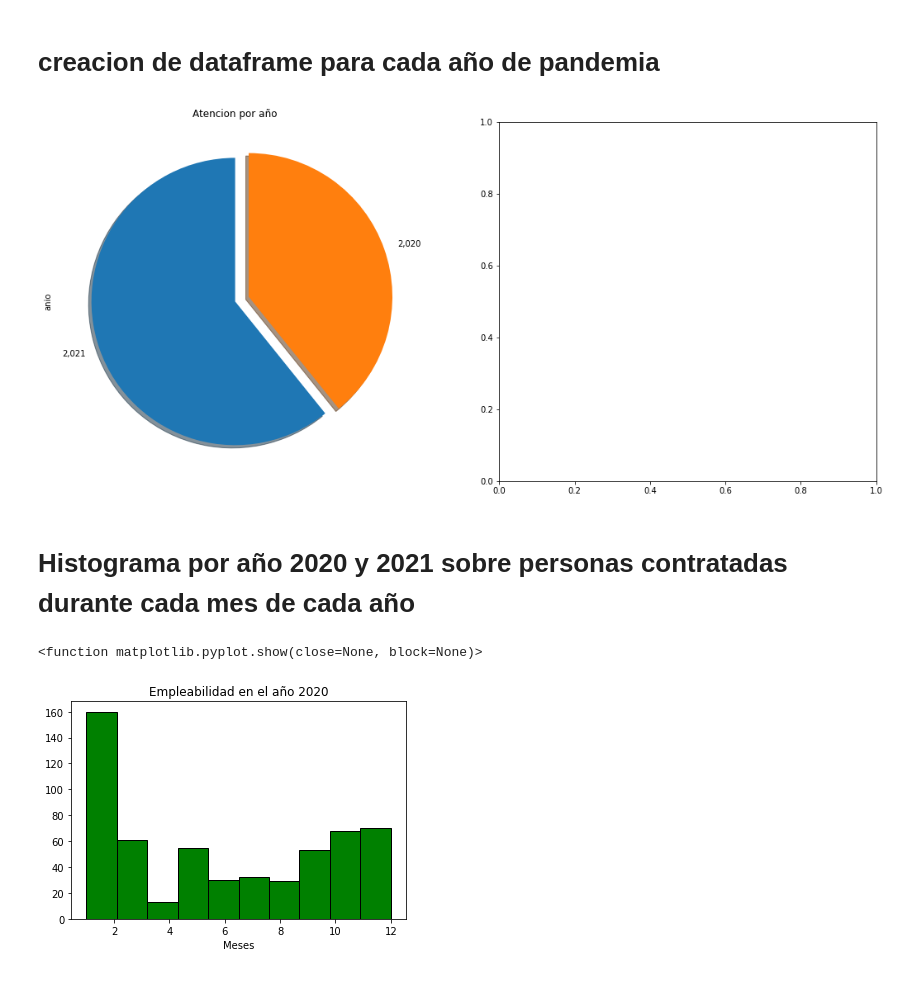
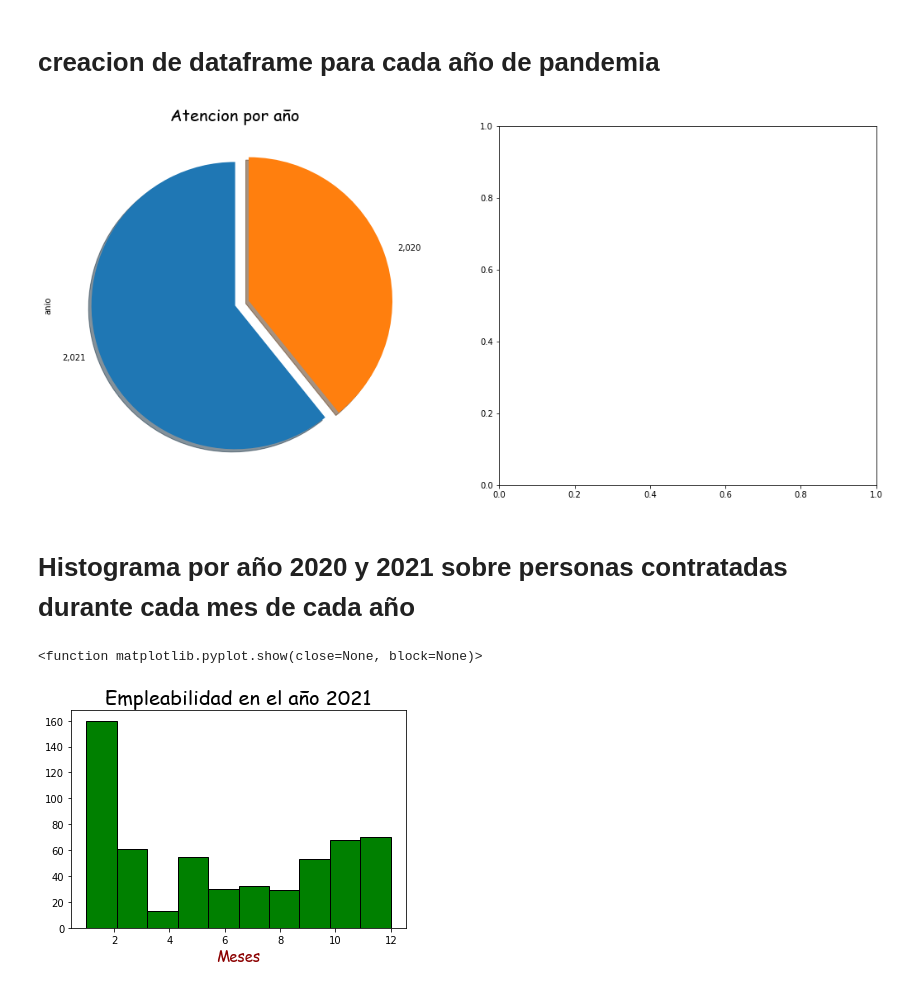
Before and after one commit to SaukB/Analisis, a Jupyter notebook: Material/Proyecto.ipynb, the cells around one changed output. Saved outputs shown, nothing was run; the diff lists cells and outputs as text; code cells hidden in the pictures.

```diff
--- a/Material/Proyecto.ipynb
+++ b/Material/Proyecto.ipynb
@@ -15,6 +15,9 @@ warnings.filterwarnings('ignore')
 %matplotlib inline
 
 path=r'Datos.xlsx'
+
+font1 = {'family':'Comic Sans MS','size':20}
+font2 = {'family':'Comic Sans MS','color':'darkred','size':15}
 # %% [markdown]
 # Cargue y lectura de los datos
 # %%
@@ -167,19 +170,21 @@ anio2020=mdatos[mdatos['anio']=="2,020"]
 # %%
 f , ax =plt.subplots(1,2, figsize =(18,8))
 mdatos['anio'].value_counts().plot.pie(explode =[0,0.1] ,ax =ax [0], shadow =True,startangle=90,)
-ax[0].set_title('Atencion por año')
+ax[0].set_title('Atencion por año',fontdict= font1)
 plt.show()
 # %% [output]
-[figure, old version]
+[figure, new version]
 # %% [markdown]
 # Histograma por año 2020 y 2021 sobre personas contratadas durante cada mes de cada año
 # %%
+
+
 anio2020.Mes.plot.hist(edgecolor='black',color='Green')
-plt.title ('Empleabilidad en el año 2020')
-plt.xlabel('Meses')
+plt.title ('Empleabilidad en el año 2021',fontdict = font1)
+plt.xlabel('Meses', fontdict = font2)
 plt.ylabel('')
 plt.show
 # %% [output]
 <function matplotlib.pyplot.show(close=None, block=None)>
-[figure, old version]
+[figure, new version]
 # %%
```
Also changed, not shown: parts of 3 cells of this notebook.
